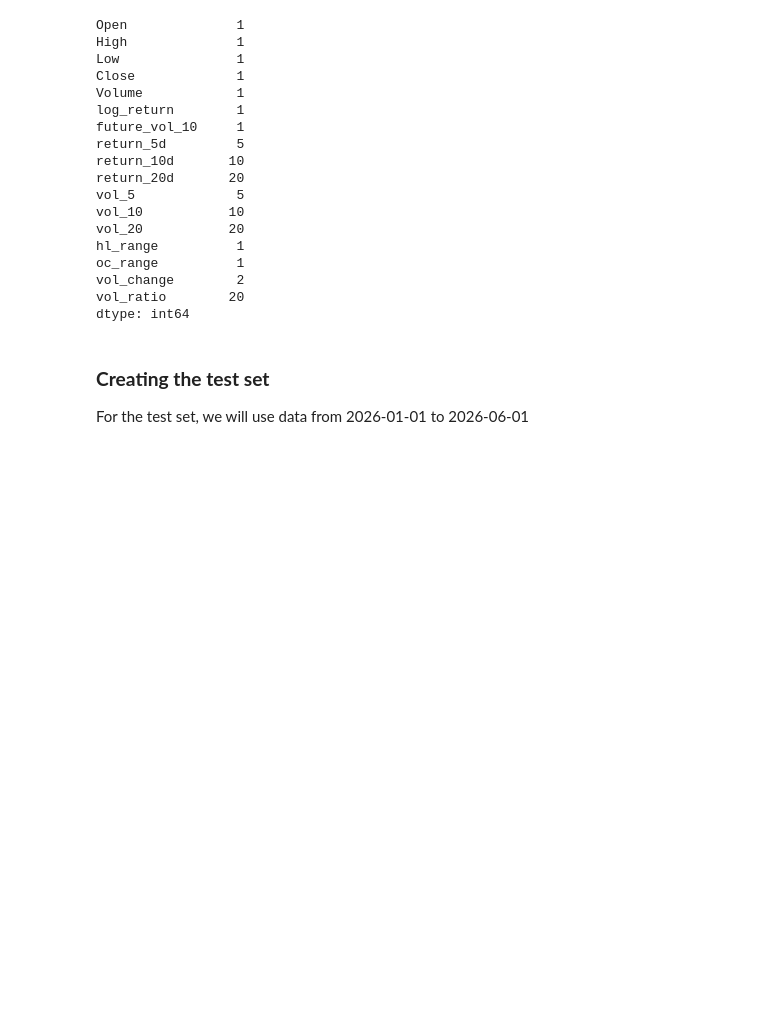
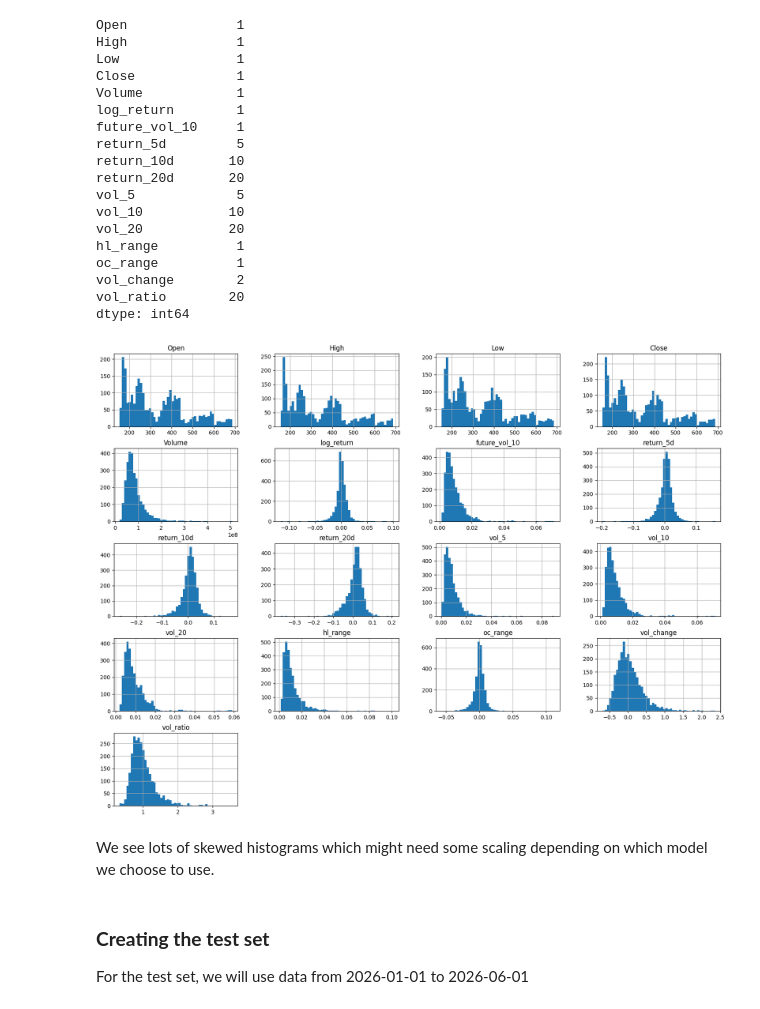
Before and after one commit to Noha-Jung3/Market-Volatility-Prediction, a Jupyter notebook: feature_engineering.ipynb, the cells around one changed output. Cells and saved outputs as stored; diff of their text form; code cells hidden in the pictures; blank space fills up the shorter version.

```diff
--- a/feature_engineering.ipynb
+++ b/feature_engineering.ipynb
@@ -120,6 +121,13 @@ vol_ratio        20
 dtype: int64
 # %%
 prices10 = prices10.dropna()
+# %%
+prices10.hist(bins = 50, figsize=(20,15))
+plt.show()
+# %% [output]
+[figure, added]
+# %% [markdown]
+We see lots of skewed histograms which might need some scaling depending on which model we choose to use.
 # %% [markdown]
 ### **Creating the test set**
 
```
Also changed, not shown: parts of 6 cells of this notebook, 2 other files.
